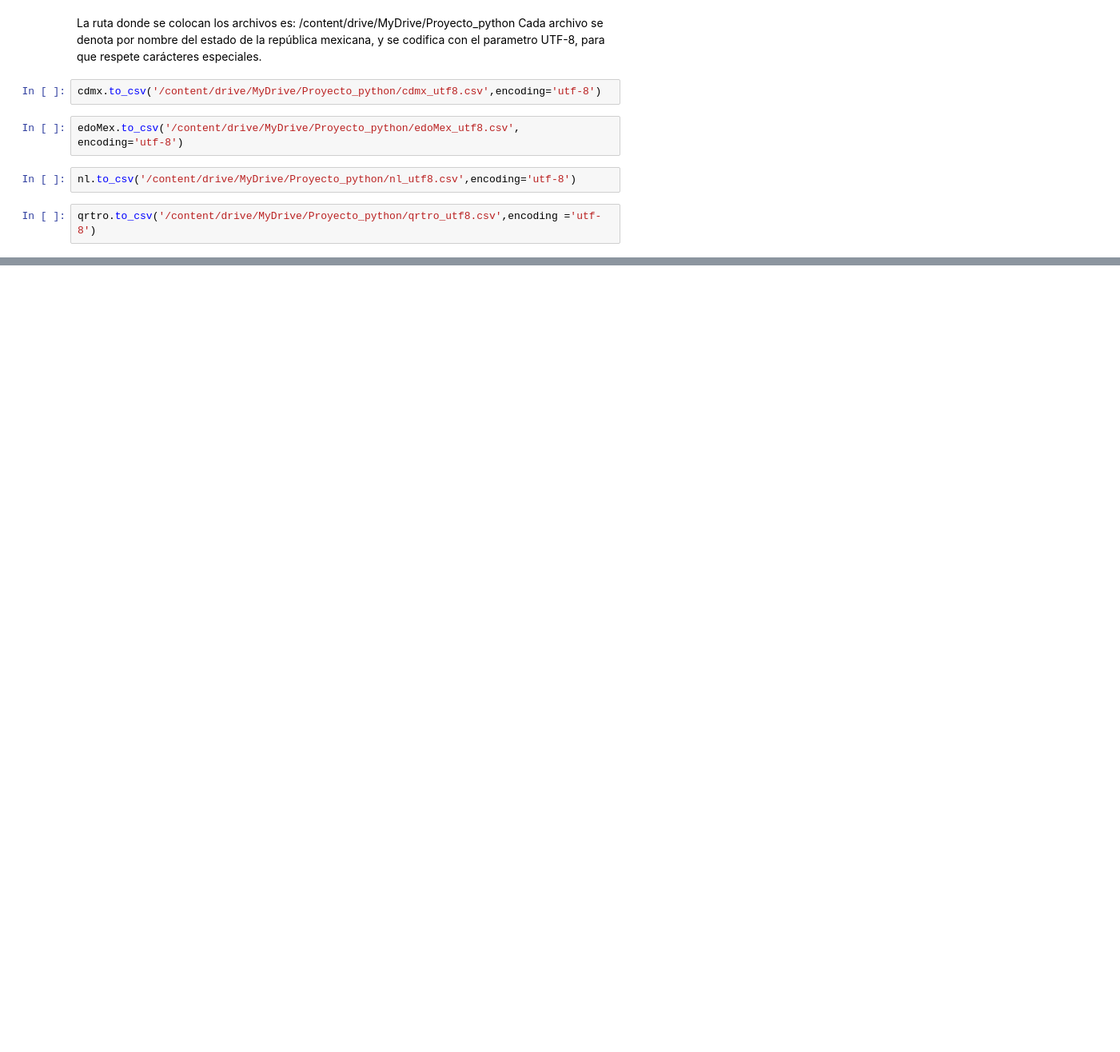
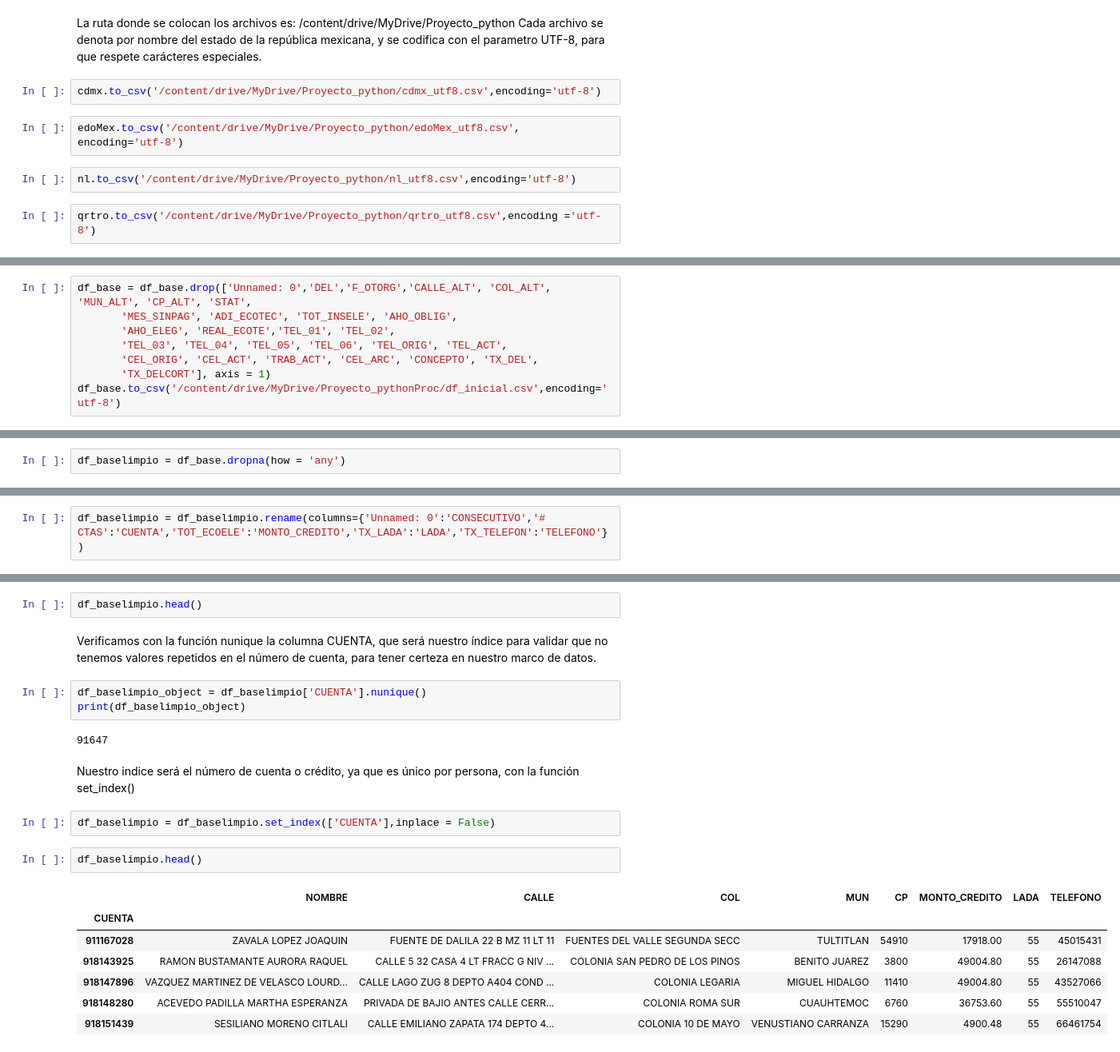
Before and after one commit to firstandone/EvalProcDatPython, a Jupyter notebook: proyectoFinalPython.ipynb, the cells around one changed output, grey strips where cells are left out. Shown: that part at 80% size. Saved outputs shown, nothing was run; the diff lists cells and outputs as text; blank space fills up the shorter version.

```diff
--- a/proyectoFinalPython.ipynb
+++ b/proyectoFinalPython.ipynb
@@ -130,0 +188,8 @@ qrtro.to_csv('/content/drive/MyDrive/Proyecto_python/qrtro_utf8.csv',encoding ='
+# %%
+df_base = df_base.drop(['Unnamed: 0','DEL','F_OTORG','CALLE_ALT', 'COL_ALT', 'MUN_ALT', 'CP_ALT', 'STAT',
+       'MES_SINPAG', 'ADI_ECOTEC', 'TOT_INSELE', 'AHO_OBLIG',
+       'AHO_ELEG', 'REAL_ECOTE','TEL_01', 'TEL_02',
+       'TEL_03', 'TEL_04', 'TEL_05', 'TEL_06', 'TEL_ORIG', 'TEL_ACT',
+       'CEL_ORIG', 'CEL_ACT', 'TRAB_ACT', 'CEL_ARC', 'CONCEPTO', 'TX_DEL',
+       'TX_DELCORT'], axis = 1)
+df_base.to_csv('/content/drive/MyDrive/Proyecto_pythonProc/df_inicial.csv',encoding='utf-8')
@@ -130,0 +224,2 @@ qrtro.to_csv('/content/drive/MyDrive/Proyecto_python/qrtro_utf8.csv',encoding ='
+# %%
+df_baselimpio = df_base.dropna(how = 'any')
@@ -130,0 +243,2 @@ qrtro.to_csv('/content/drive/MyDrive/Proyecto_python/qrtro_utf8.csv',encoding ='
+# %%
+df_baselimpio = df_baselimpio.rename(columns={'Unnamed: 0':'CONSECUTIVO','# CTAS':'CUENTA','TOT_ECOELE':'MONTO_CREDITO','TX_LADA':'LADA','TX_TELEFON':'TELEFONO'})
@@ -130,0 +251,23 @@ qrtro.to_csv('/content/drive/MyDrive/Proyecto_python/qrtro_utf8.csv',encoding ='
+# %%
+df_baselimpio.head()
+# %% [markdown]
+Verificamos con la función nunique la columna CUENTA, que será nuestro índice para validar que no tenemos valores repetidos en el número de cuenta, para tener certeza en nuestro marco de datos.
+# %%
+df_baselimpio_object = df_baselimpio['CUENTA'].nunique()
+print(df_baselimpio_object)
+# %% [output]
+91647
+# %% [markdown]
+Nuestro indice será el número de cuenta o crédito, ya que es único por persona, con la función set_index()
+# %%
+df_baselimpio = df_baselimpio.set_index(['CUENTA'],inplace = False)
+# %%
+df_baselimpio.head()
+# %% [output]
+|  | NOMBRE | CALLE | COL | MUN | CP | MONTO_CREDITO | LADA | TELEFONO |
+| CUENTA |  |  |  |  |  |  |  |  |
+| 911167028 | ZAVALA LOPEZ JOAQUIN | FUENTE DE DALILA 22 B MZ 11 LT 11 | FUENTES DEL VALLE SEGUNDA SECC | TULTITLAN | 54910 | 17918.00 | 55 | 45015431 |
+| 918143925 | RAMON BUSTAMANTE AURORA RAQUEL | CALLE 5 32 CASA 4 LT FRACC G NIV ... | COLONIA SAN PEDRO DE LOS PINOS | BENITO JUAREZ | 3800 | 49004.80 | 55 | 26147088 |
+| 918147896 | VAZQUEZ MARTINEZ DE VELASCO LOURD... | CALLE LAGO ZUG 8 DEPTO A404 COND ... | COLONIA LEGARIA | MIGUEL HIDALGO | 11410 | 49004.80 | 55 | 43527066 |
+| 918148280 | ACEVEDO PADILLA MARTHA ESPERANZA | PRIVADA DE BAJIO ANTES CALLE CERR... | COLONIA ROMA SUR | CUAUHTEMOC | 6760 | 36753.60 | 55 | 55510047 |
+| 918151439 | SESILIANO MORENO CITLALI | CALLE EMILIANO ZAPATA 174 DEPTO 4... | COLONIA 10 DE MAYO | VENUSTIANO CARRANZA | 15290 | 4900.48 | 55 | 66461754 |
```
Also changed, not shown: parts of 30 cells of this notebook.
